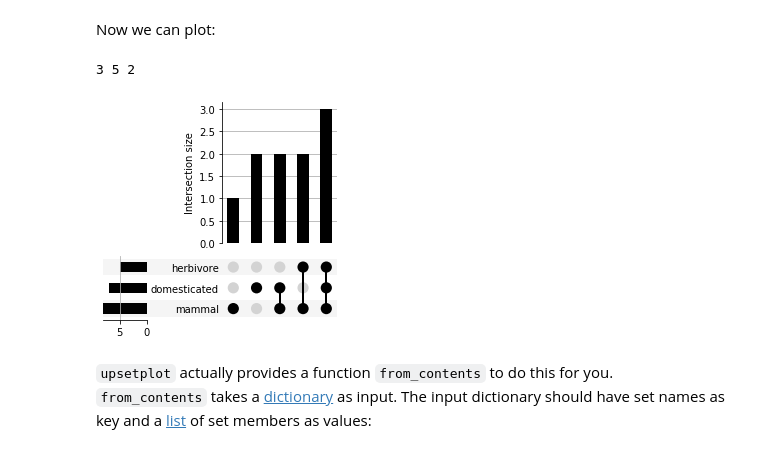
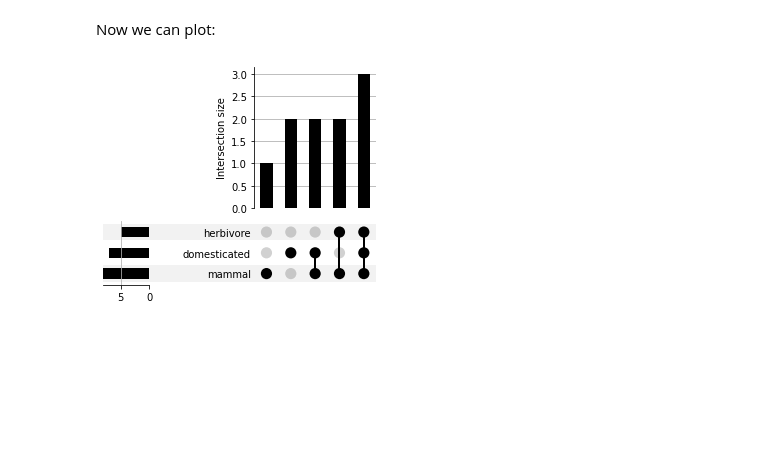
Before and after one commit to jnothman/UpSetPlot, a Jupyter notebook: doc/formats.ipynb, the cells around one changed output. Drawn from its saved outputs; the diff is of its cells as text; code cells hidden in the pictures; blank space fills up the shorter version.

```diff
--- a/doc/formats.ipynb
+++ b/doc/formats.ipynb
@@ -143,0 +145,4 @@ animals_df
+# %%
+from upsetplot import from_contents
+animals = from_contents({'mammal': mammals, 'herbivore': herbivores, 'domesticated': domesticated})
+animals
@@ -145,10 +163,6 @@ animals_df
 Now we can plot:
 # %%
 from upsetplot import UpSet
-plt = UpSet(animals_df, subset_size='count').plot()
+plt = UpSet(animals, subset_size='count').plot()
 # %% [output]
-3 5 2
-[figure, old version]
+[figure, new version]
-# %% [markdown]
-`upsetplot` actually provides a function `from_contents` to do this for you.
-`from_contents` takes a [dictionary](https://docs.python.org/3/tutorial/datastructures.html#dictionaries) as input. The input dictionary should have set names as key and a [list](https://docs.python.org/3/tutorial/datastructures.html) of set members as values:
```
Also changed, not shown: parts of 44 cells of this notebook, 4 other files.
